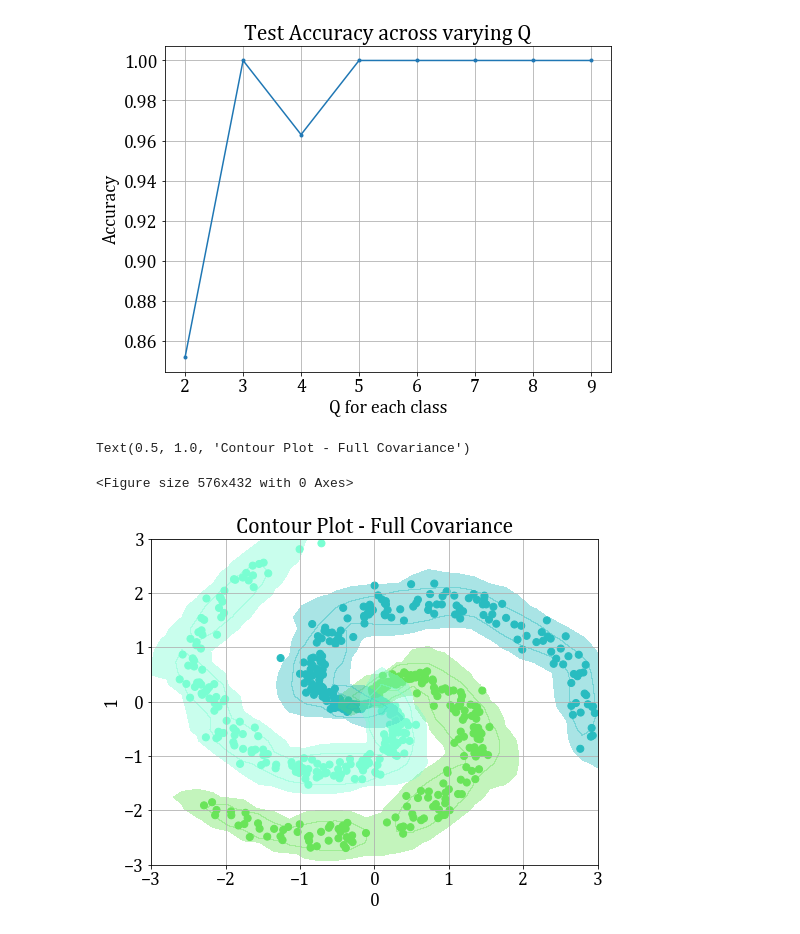
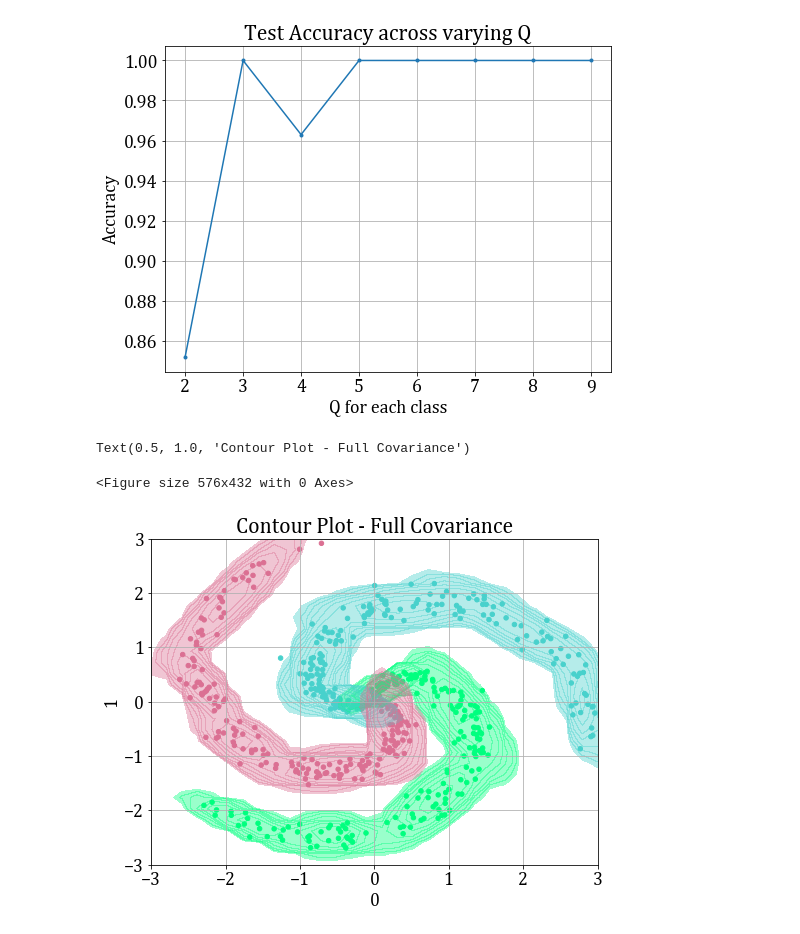
Before and after one commit to sowmyamanojna/CS5691-PRML-Assignments, a Jupyter notebook: assignment2/codes/1b-full-covariance.ipynb, the cells around one changed output. Saved outputs shown, nothing was run; the diff lists cells and outputs as text; code cells hidden in the pictures.

Commit message:
Made contours more visible

```diff
--- a/assignment2/codes/1b-full-covariance.ipynb
+++ b/assignment2/codes/1b-full-covariance.ipynb
@@ -134,30 +134,31 @@ fout.close()
 # %%
 classes = np.unique(df[2])
 q_list = list(range(2,10))
 
-color_list = np.random.rand(len(classes), 3)
+# color_list = np.random.rand(len(classes), 3)
+color_list = ["springgreen", "mediumturquoise", "palevioletred"]
 x, y = np.mgrid[-3:3:30j, -3:3:30j]
 xy = np.column_stack([x.flat, y.flat])
 
 z0 = gmm_list[0.0][3].gaussian_val(xy)
 z0 = z0.reshape(x.shape)
 
 z1 = gmm_list[1.0][3].gaussian_val(xy)
 z1 = z1.reshape(x.shape)
 
 z2 = gmm_list[2.0][3].gaussian_val(xy)
 z2 = z2.reshape(x.shape)
 
 plt.figure()
-df.plot.scatter(0, 1, c=[color_list[int(i)] for i in df[2]], s=50)
-plt.contourf(x, y, z0, levels=np.logspace(-2,2,5), alpha=0.4, colors=color_list[0])
-plt.contourf(x, y, z1, levels=np.logspace(-2,2,5), alpha=0.4, colors=color_list[1])
-plt.contourf(x, y, z2, levels=np.logspace(-2,2,5), alpha=0.4, colors=color_list[2])
+df.plot.scatter(0, 1, c=[color_list[int(i)] for i in df[2]], alpha=1)
+plt.contourf(x, y, z0, levels=np.logspace(-2,2,20), alpha=0.4, colors=color_list[0])
+plt.contourf(x, y, z1, levels=np.logspace(-2,2,20), alpha=0.4, colors=color_list[1])
+plt.contourf(x, y, z2, levels=np.logspace(-2,2,20), alpha=0.4, colors=color_list[2])
 plt.title("Contour Plot - Full Covariance")
 # %% [output]
 Text(0.5, 1.0, 'Contour Plot - Full Covariance')
 <Figure size 576x432 with 0 Axes>
-[figure, old version]
+[figure, new version]
 # %%
 x, y = np.mgrid[-3:3:30j, -3:3:30j]
 xy = np.column_stack([x.flat, y.flat])
```
Also changed, not shown: parts of 2 cells of this notebook.
